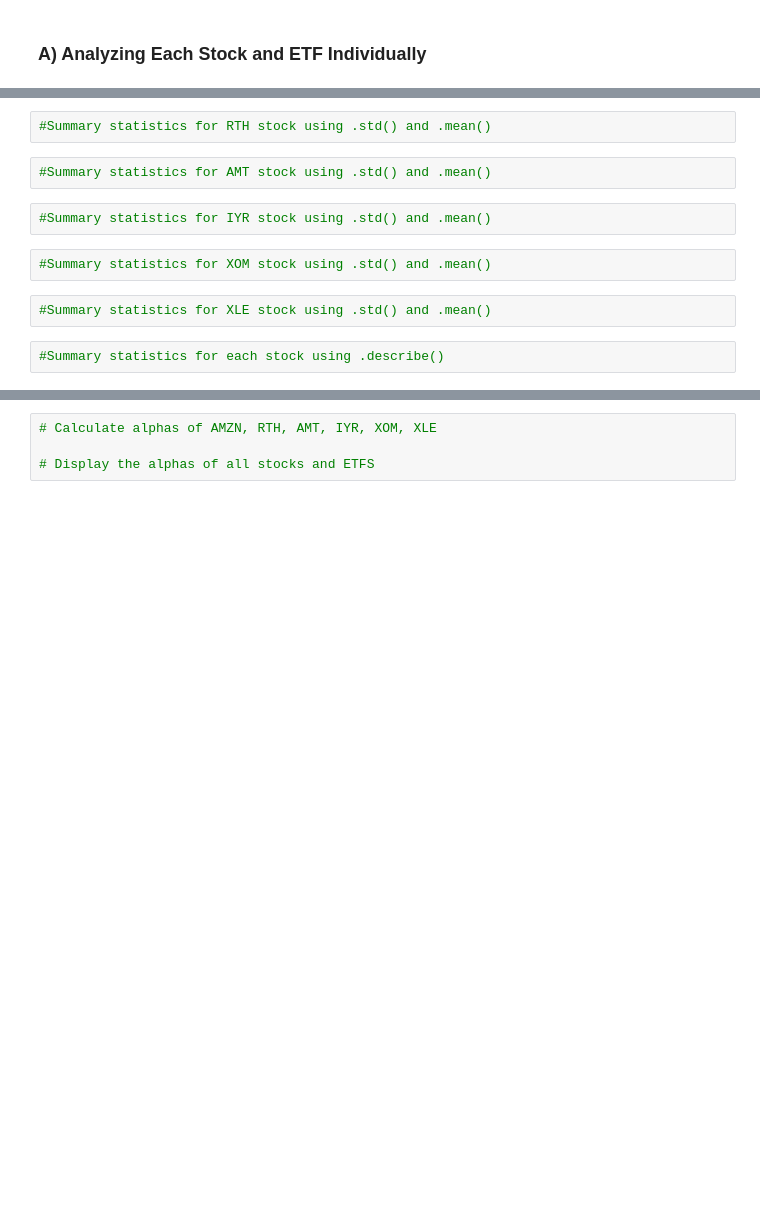
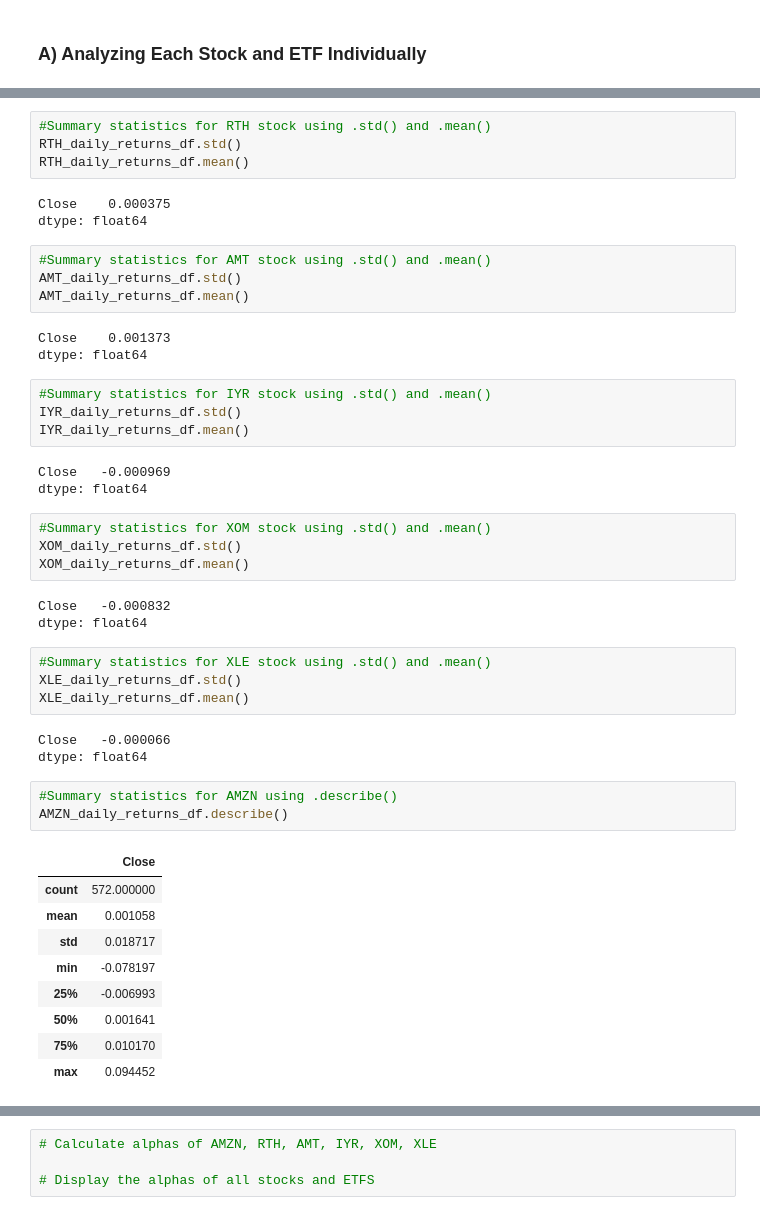
Before and after one commit to jha-ayush/COVID-financial-portfolio-analysis, a Jupyter notebook: prepandemic_financial_portfolio_analyzer.ipynb, the cells around one changed output, grey strips where cells are left out. Drawn from its saved outputs; the diff is of its cells as text; blank space fills up the shorter version.

```diff
--- a/prepandemic_financial_portfolio_analyzer.ipynb
+++ b/prepandemic_financial_portfolio_analyzer.ipynb
@@ -321,12 +325,48 @@ display_html(dfT_style._repr_html_() + dfR_style._repr_html_() + dfE_style._repr
 # %%
 #Summary statistics for RTH stock using .std() and .mean()
+RTH_daily_returns_df.std()
+RTH_daily_returns_df.mean()
+# %% [output]
+Close    0.000375
+dtype: float64
 # %%
 #Summary statistics for AMT stock using .std() and .mean()
+AMT_daily_returns_df.std()
+AMT_daily_returns_df.mean()
+# %% [output]
+Close    0.001373
+dtype: float64
 # %%
 #Summary statistics for IYR stock using .std() and .mean()
+IYR_daily_returns_df.std()
+IYR_daily_returns_df.mean()
+# %% [output]
+Close   -0.000969
+dtype: float64
 # %%
 #Summary statistics for XOM stock using .std() and .mean()
+XOM_daily_returns_df.std()
+XOM_daily_returns_df.mean()
+# %% [output]
+Close   -0.000832
+dtype: float64
 # %%
 #Summary statistics for XLE stock using .std() and .mean()
+XLE_daily_returns_df.std()
+XLE_daily_returns_df.mean()
+# %% [output]
+Close   -0.000066
+dtype: float64
 # %%
-#Summary statistics for each stock using .describe()
+#Summary statistics for AMZN using .describe()
+AMZN_daily_returns_df.describe()
+# %% [output]
+|  | Close |
+| count | 572.000000 |
+| mean | 0.001058 |
+| std | 0.018717 |
+| min | -0.078197 |
+| 25% | -0.006993 |
+| 50% | 0.001641 |
+| 75% | 0.010170 |
+| max | 0.094452 |
```
Also changed, not shown: parts of 51 cells of this notebook, 1 other file.
